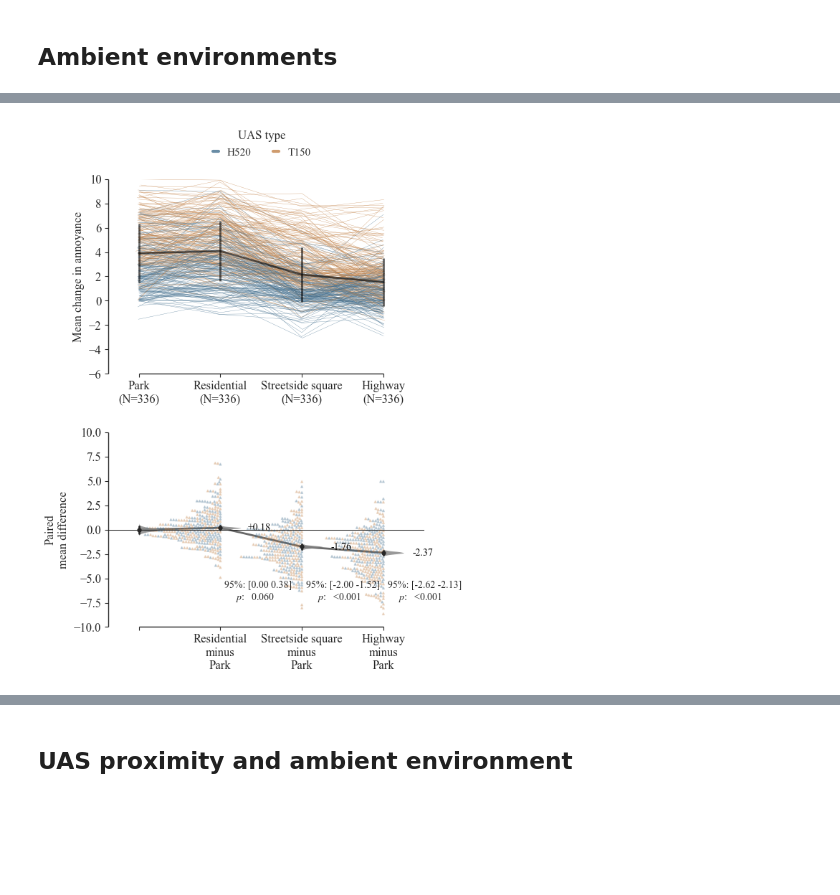
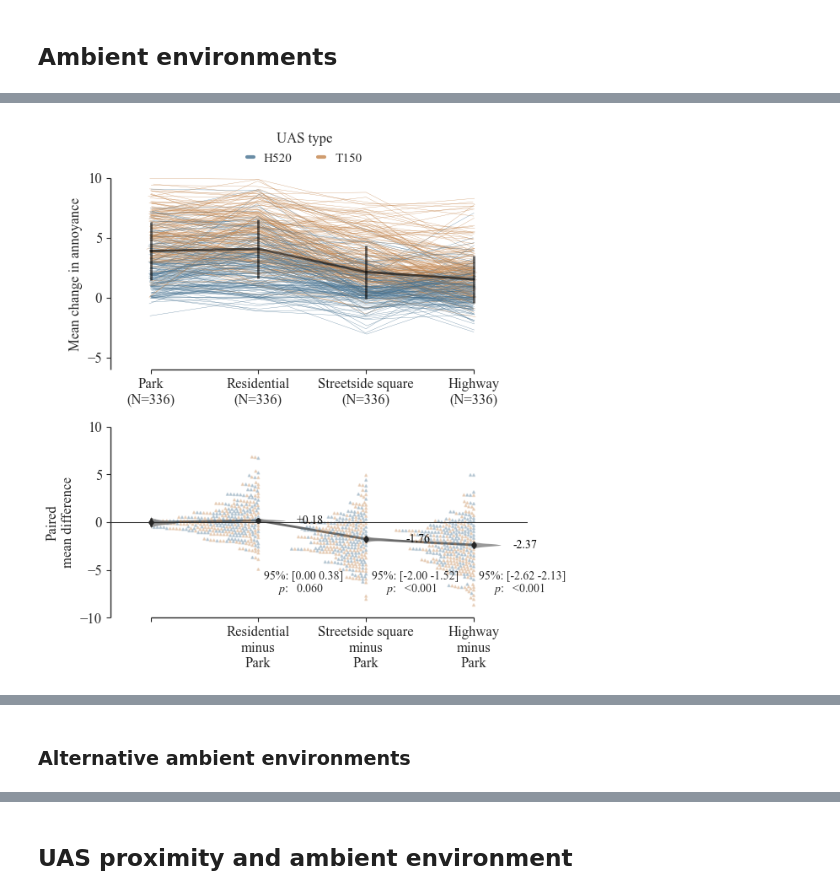
Before and after one commit to acoustics-code-salford/refmap-psychoacoustics, a Jupyter notebook: src/refmap_psychoacoustics/notebooks/refmap_listest2_analysis_dabest.ipynb, the cells around one changed output, grey strips where cells are left out. Saved outputs shown, nothing was run; the diff lists cells and outputs as text; code cells hidden in the pictures; blank space fills up the shorter version.

```diff
--- a/src/refmap_psychoacoustics/notebooks/refmap_listest2_analysis_dabest.ipynb
+++ b/src/refmap_psychoacoustics/notebooks/refmap_listest2_analysis_dabest.ipynb
@@ -131,11 +114,16 @@ dataBySubjTest['Home_Area2'] = dataBySubjTest['HomeArea']
 dataBySubjTest.loc[(dataBySubjTest['Home_Area2'] == 'Suburban')
                       | (dataBySubjTest['Home_Area2'] == 'Rural'), 'Home_Area2'] = "Suburban_Rural"
 
+dataBySubjTest['AAM_attitude2'] = dataBySubjTest['AAMAttitude']
+dataBySubjTest.loc[(dataBySubjTest['AAM_attitude2'] == 'Ambivalent') |
+                   (dataBySubjTest['AAM_attitude2'] == 'Concerned') |
+                   (dataBySubjTest['AAM_attitude2'] == 'Neutral'), 'AAM_attitude2'] = "Ambiv_concern_neutral"
+
 dataBySubjTest['Area_soundscape2'] = dataBySubjTest['SoundscapeArea']
-dataBySubjTest.loc[(dataBySubjTest['Area_soundscape2'] == 'Chaotic')
-                      | (dataBySubjTest['Area_soundscape2'] == 'Vibrant'), 'Area_soundscape2'] = "Eventful"
-dataBySubjTest.loc[(dataBySubjTest['Area_soundscape2'] == 'Monotonous')
-                      | (dataBySubjTest['Area_soundscape2'] == 'Calm'), 'Area_soundscape2'] = "Uneventful"
+dataBySubjTest.loc[(dataBySubjTest['Area_soundscape2'] == 'Monotonous') |
+                   (dataBySubjTest['Area_soundscape2'] == 'Chaotic'), 'Area_soundscape2'] = "Unpleasant"
+dataBySubjTest.loc[(dataBySubjTest['Area_soundscape2'] == 'Calm') |
+                   (dataBySubjTest['Area_soundscape2'] == 'Vibrant'), 'Area_soundscape2'] = "Pleasant"
 
 # deal with fragmentation
 dataBySubjTestCopy = dataBySubjTest.copy()
@@ -184,7 +189,7 @@ dataloadBL = dabest.load(data=data, idx=list(data['AmbientEnv'].cat.categories),
                          ps_adjust=True)
 
 # calculate effect sizes and plot
-fig, ax = plt.subplots(figsize=(6, 4))
+fig, ax = plt.subplots(figsize=(6.5, 3.5))
 dataMD = dataloadBL.mean_diff.plot(color_col='UASType',
                                    contrast_bars=False,
                                    raw_ylim=(-6, 10),
@@ -203,34 +208,34 @@ dataMD = dataloadBL.mean_diff.plot(color_col='UASType',
                                    ax=ax)
 
 diffs = dataloadBL.mean_diff.statistical_tests[['difference',
                                                 'bca_low',
                                                 'bca_high',
                                                 'pvalue_permutation']].values
 
 contrast_ax = ax.contrast_axes
 
 # label results
 for ii, diff in enumerate(diffs):
     vals = display_round(diff[1:3], digits=2, floor=False)
     contrast_ax.text(x=ii + 1.05, y=-6, s="95%: [" + " ".join(vals) + "]", fontsize=10)
     contrast_ax.text(x=ii + 1.18, y=-7.25, s=r"$p$:   " + display_round(diff[3], digits=3), fontsize=10)
 
 if saveplots:
 
-    filename = "AmbEnvbyTypeDabest"
+    filename = "dAnnoyAmbEnvbyTypeDabest"
 
     plt.savefig(os.path.join(outFigPath, "svg", filename + ".svg"),
                 format='svg', bbox_inches='tight')
     plt.savefig(os.path.join(outFigPath, "pdf", filename + ".pdf"),
                 format='pdf', bbox_inches='tight')
 
 dataMD;
 dataloadBL.mean_diff.statistical_tests
 # %% [output]
 |  | control | test | control_N | test_N | effect_size | is_paired | difference | ci | bca_low | bca_high | ... |
 | 0 | Park | Residential | 336 | 336 | mean difference | baseline | 0.181808 | 95 | 0.003459 | 0.384043 | ... |
 | 1 | Park | Streetside square | 336 | 336 | mean difference | baseline | -1.755875 | 95 | -1.995699 | -1.520448 | ... |
 | 2 | Park | Highway | 336 | 336 | mean difference | baseline | -2.369062 | 95 | -2.616751 | -2.128431 | ... |
-[figure, old version]
+[figure, new version]
 # %%
 # calculate effect sizes and plot
@@ -342,3 +347,5 @@ dataloadBL.cohens_d.statistical_tests
 | 0 | Park | Residential | 336 | 336 | Cohen's d | baseline | 0.074281 | 95 | 0.001118 | 0.156905 | ... |
 | 1 | Park | Streetside square | 336 | 336 | Cohen's d | baseline | -0.753183 | 95 | -0.870504 | -0.640549 | ... |
 | 2 | Park | Highway | 336 | 336 | Cohen's d | baseline | -1.070771 | 95 | -1.205374 | -0.939445 | ... |
+# %% [markdown]
+### Alternative ambient environments
```
Also changed, not shown: parts of 56 cells of this notebook, 2 other files.
